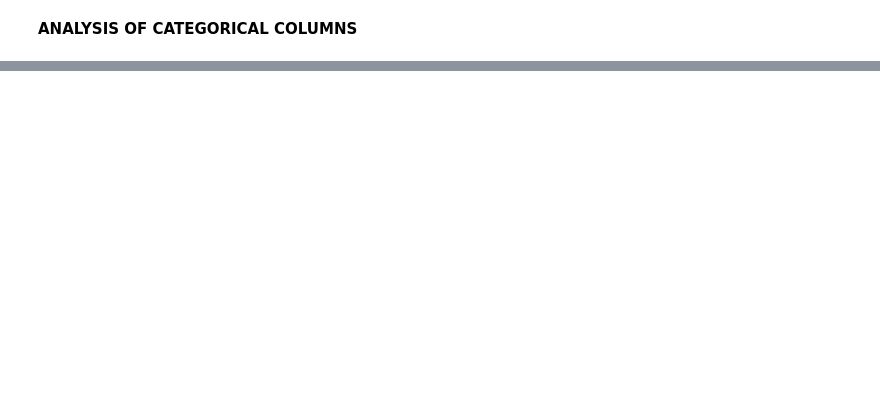
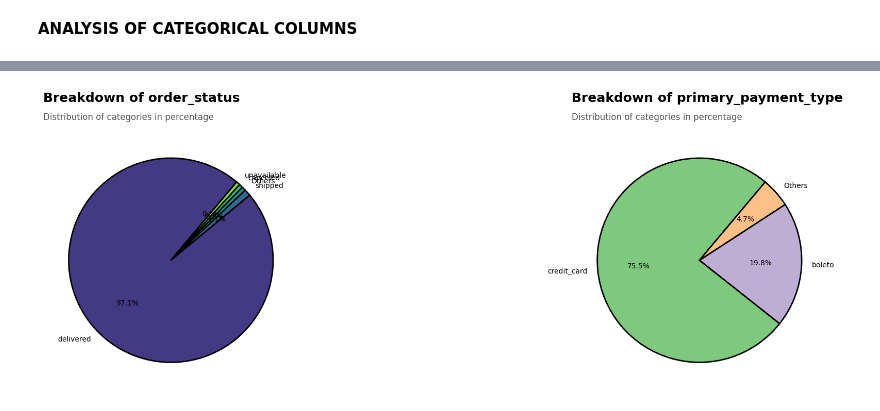
Before and after one commit to IamRaNo/data-analytics-projects, a Jupyter notebook: inside_olist_review_analysis/jupyter_notebooks/04_analysis.ipynb, the cells around one changed output, grey strips where cells are left out. Cells and saved outputs as stored; diff of their text form; code cells hidden in the pictures; blank space fills up the shorter version.

```diff
--- a/inside_olist_review_analysis/jupyter_notebooks/04_analysis.ipynb
+++ b/inside_olist_review_analysis/jupyter_notebooks/04_analysis.ipynb
@@ -255,0 +276,4 @@ for col in cat_cols:
+# %%
+to_keep = ['credit_card','boleto']
+
+data['primary_payment_type']=data['primary_payment_type'].apply(lambda x: 'Others' if x not in to_keep else x)
@@ -255,0 +294,18 @@ for col in cat_cols:
+# %%
+to_keep = ['delivered','shipped','canceled','unavailable']
+
+data['order_status']=data['order_status'].apply(lambda x: 'Others' if x not in to_keep else x)
+# %%
+new_cols = ['order_status','primary_payment_type']
+
+plt.figure(figsize=(24,6))
+limit = len(new_cols)
+for i,col in enumerate(new_cols):
+    if i>limit:
+        break
+    plt.subplot(1,2,i+1)
+    P.plot_pie(col,data)
+plt.tight_layout()
+plt.show()
+# %% [output]
+[figure, added]
```
Also changed, not shown: parts of 98 cells of this notebook, 1 other file.
